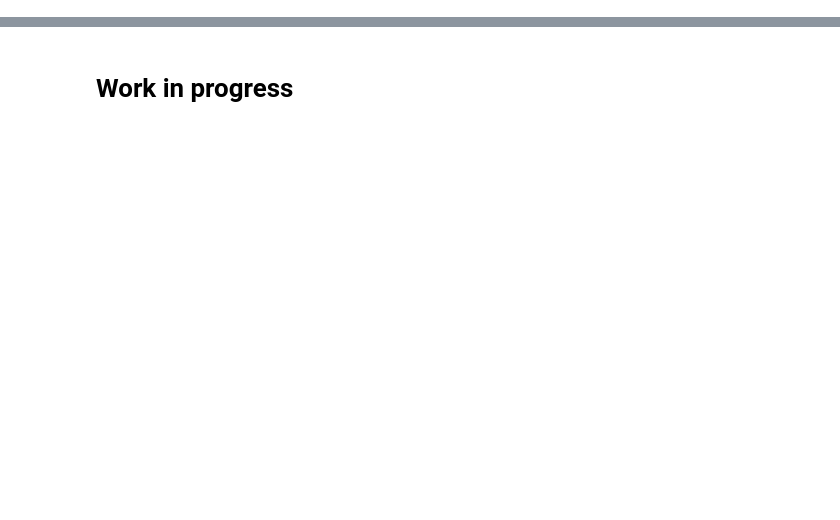
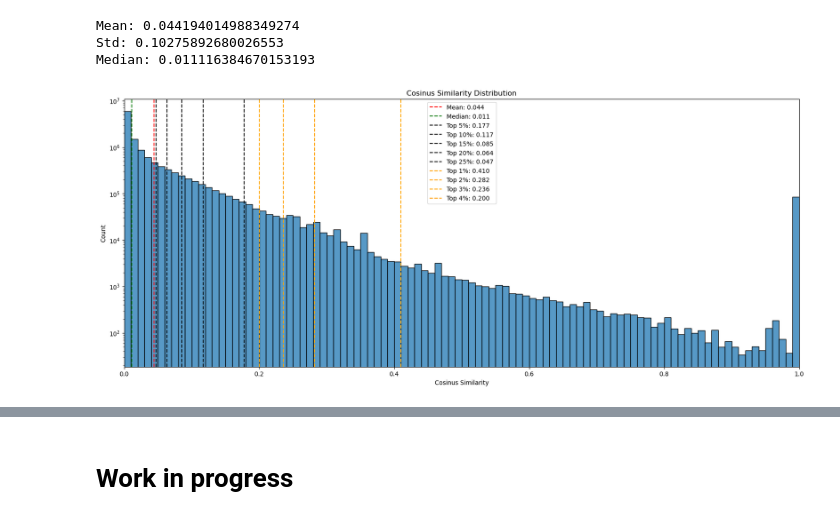
Before and after one commit to epfl-ada/ada-2023-project-abracadabra, a Jupyter notebook: jd_comments_analysis.ipynb, the cells around one changed output, grey strips where cells are left out. Saved outputs shown, nothing was run; the diff lists cells and outputs as text; code cells hidden in the pictures; blank space fills up the shorter version.

Commit message:
Basic Stats for comment similarity analysis

```diff
--- a/jd_comments_analysis.ipynb
+++ b/jd_comments_analysis.ipynb
@@ -75,4 +70,5 @@ df.Comment = df.Comment.astype(str)
 
 First create a parsed column with only text infromation from Wikitext (markup language)
 # %%
+df.Comment = df.Comment.fillna('')
 df["Parsed_Comment"] = df.Comment.apply(lambda x: mwparserfromhell.parse(x).strip_code())
@@ -136,0 +169,50 @@ grouped_by_target.to_csv("CosinusSimByTarget.csv", index=False)
+# %%
+collection_of_values = [value for subdic in grouped_by_target.cosinus_similarity_by_pairs for value in subdic.values()]
+mean_cov = np.mean(collection_of_values)
+std_cov = np.std(collection_of_values)
+median_cov = np.median(collection_of_values)
+top_5 = np.percentile(collection_of_values, 95)
+top_10 = np.percentile(collection_of_values, 90)
+top_15 = np.percentile(collection_of_values, 85)
+top_20 = np.percentile(collection_of_values, 80)
+top_25 = np.percentile(collection_of_values, 75)
+top_1 = np.percentile(collection_of_values, 99)
+top_2 = np.percentile(collection_of_values, 98)
+top_3 = np.percentile(collection_of_values, 97)
+top_4 = np.percentile(collection_of_values, 96)
+print(f"Mean: {mean_cov}")
+print(f"Std: {std_cov}")
+print(f"Median: {median_cov}")
+# %% [output]
+Mean: 0.044194014988349274
+Std: 0.10275892680026553
+Median: 0.011116384670153193
+# %%
+plt.figure(figsize=(20, 8))
+sns.histplot(collection_of_values, bins=100, kde=False)
+
+plt.yscale('log')
+plt.xlim(0, 1)
+
+plt.axvline(x=mean_cov, color='red', linestyle='--', label=f'Mean: {mean_cov:.3f}')
+plt.axvline(x=median_cov, color='green', linestyle='--', label=f'Median: {median_cov:.3f}')
+
+plt.axvline(x=top_5, color='black', linestyle='--', label=f'Top 5%: {top_5:.3f}')
+plt.axvline(x=top_10, color='black', linestyle='--', label=f'Top 10%: {top_10:.3f}')
+plt.axvline(x=top_15, color='black', linestyle='--', label=f'Top 15%: {top_15:.3f}')
+plt.axvline(x=top_20, color='black', linestyle='--', label=f'Top 20%: {top_20:.3f}')
+plt.axvline(x=top_25, color='black', linestyle='--', label=f'Top 25%: {top_25:.3f}')
+
+plt.axvline(x=top_1, color='orange', linestyle='--', label=f'Top 1%: {top_1:.3f}')
+plt.axvline(x=top_2, color='orange', linestyle='--', label=f'Top 2%: {top_2:.3f}')
+plt.axvline(x=top_3, color='orange', linestyle='--', label=f'Top 3%: {top_3:.3f}')
+plt.axvline(x=top_4, color='orange', linestyle='--', label=f'Top 4%: {top_4:.3f}')
+
+plt.title("Cosinus Similarity Distribution")
+plt.xlabel("Cosinus Similarity")
+plt.ylabel("Count")
+
+plt.legend()
+plt.show()
+# %% [output]
+[figure, added]
```
Also changed, not shown: parts of 19 cells of this notebook, 1 other file.
